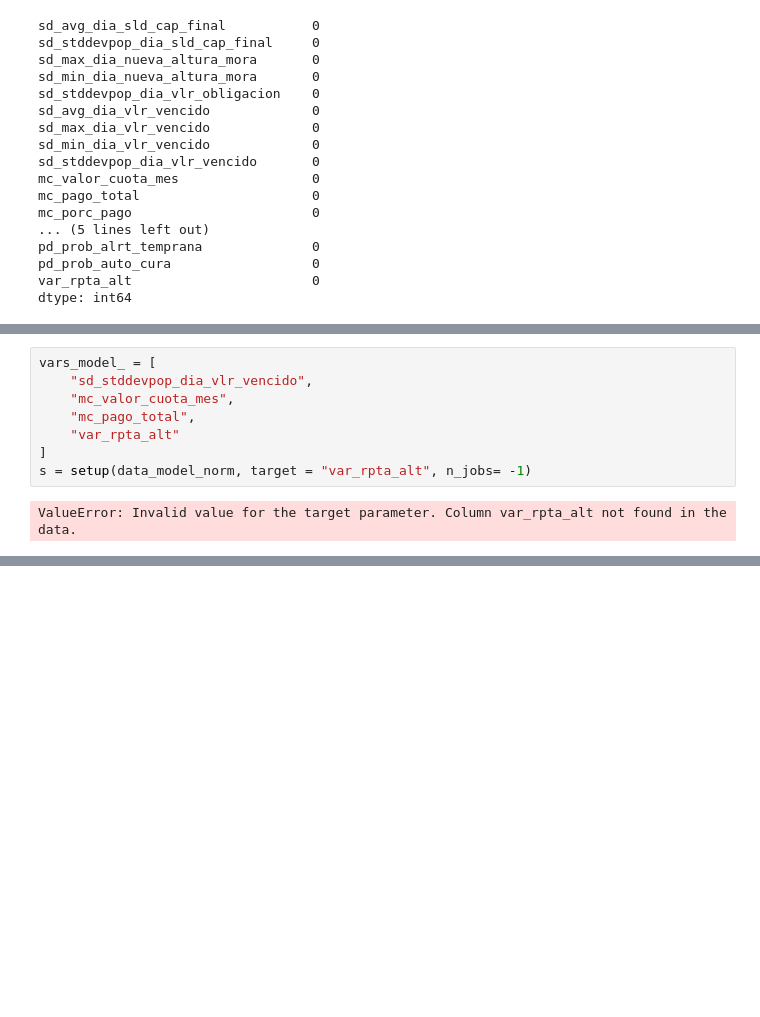
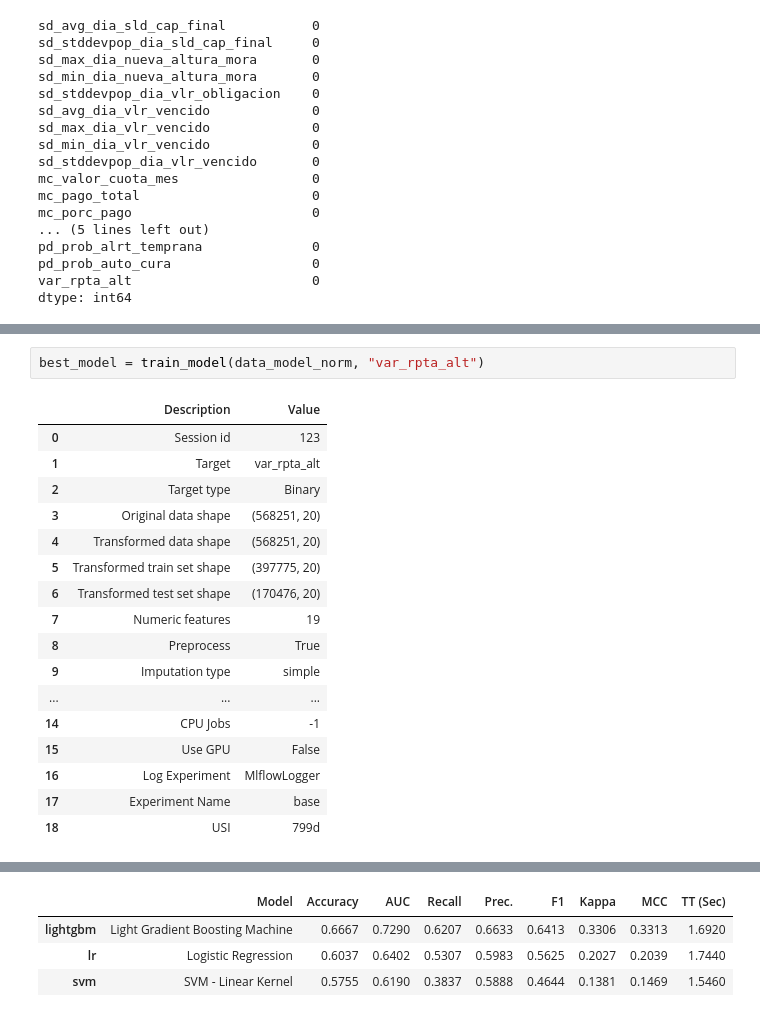
Before and after one commit to wacGitHub07/prueba-modelos, a Jupyter notebook: notebooks/base_model.ipynb, the cells around one changed output, grey strips where cells are left out. Saved outputs shown, nothing was run; the diff lists cells and outputs as text; blank space fills up the shorter version.

Commit message:
Register base experiment

```diff
--- a/notebooks/base_model.ipynb
+++ b/notebooks/base_model.ipynb
@@ -249,10 +187,20 @@ data_model.head()
-# %%
-vars_model_ = [
-    "sd_stddevpop_dia_vlr_vencido",
-    "mc_valor_cuota_mes",
-    "mc_pago_total",
-    "var_rpta_alt"
-]
-s = setup(data_model_norm, target = "var_rpta_alt", n_jobs= -1)
-# %% [output]
-ValueError: Invalid value for the target parameter. Column var_rpta_alt not found in the data.
+# %%
+best_model = train_model(data_model_norm, "var_rpta_alt")
+# %% [output]
+|  | Description | Value |
+| 0 | Session id | 123 |
+| 1 | Target | var_rpta_alt |
+| 2 | Target type | Binary |
+| 3 | Original data shape | (568251, 20) |
+| 4 | Transformed data shape | (568251, 20) |
+| 5 | Transformed train set shape | (397775, 20) |
+| 6 | Transformed test set shape | (170476, 20) |
+| 7 | Numeric features | 19 |
+| 8 | Preprocess | True |
+| 9 | Imputation type | simple |
+| ... | ... | ... |
+| 14 | CPU Jobs | -1 |
+| 15 | Use GPU | False |
+| 16 | Log Experiment | MlflowLogger |
+| 17 | Experiment Name | base |
+| 18 | USI | 799d |
@@ -258,0 +209,4 @@ ValueError: Invalid value for the target parameter. Column var_rpta_alt not foun
+|  | Model | Accuracy | AUC | Recall | Prec. | F1 | Kappa | MCC | TT (Sec) |
+| lightgbm | Light Gradient Boosting Machine | 0.6667 | 0.7290 | 0.6207 | 0.6633 | 0.6413 | 0.3306 | 0.3313 | 1.6920 |
+| lr | Logistic Regression | 0.6037 | 0.6402 | 0.5307 | 0.5983 | 0.5625 | 0.2027 | 0.2039 | 1.7440 |
+| svm | SVM - Linear Kernel | 0.5755 | 0.6190 | 0.3837 | 0.5888 | 0.4644 | 0.1381 | 0.1469 | 1.5460 |
```
Also changed, not shown: parts of 17 cells of this notebook, 10 other files.
